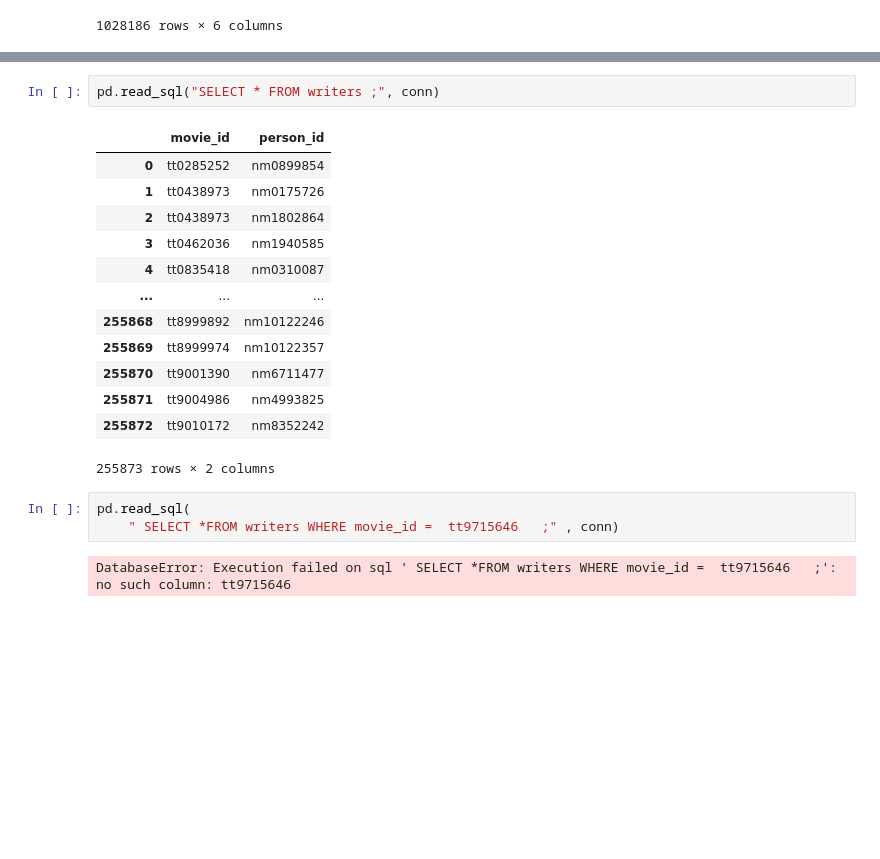
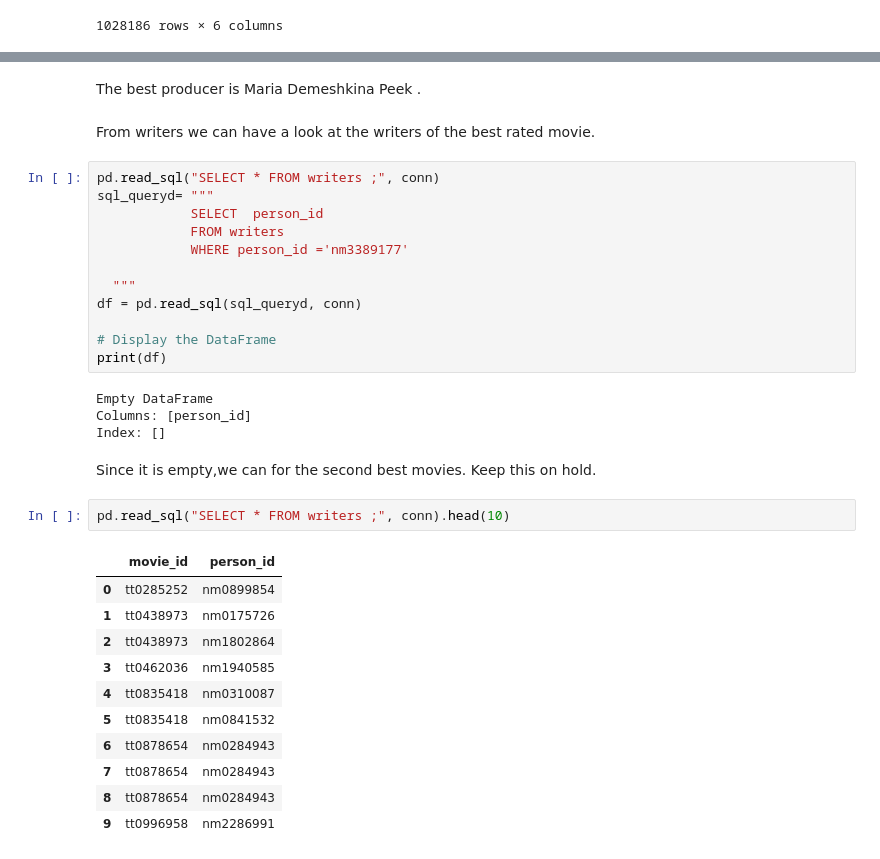
Before and after one commit to winnycodegurl/Ds-Phase1--Movies-Project, a Jupyter notebook: Movieprojectcode.ipynb, the cells around one changed output, grey strips where cells are left out. Drawn from its saved outputs; the diff is of its cells as text; blank space fills up the shorter version.

```diff
--- a/Movieprojectcode.ipynb
+++ b/Movieprojectcode.ipynb
@@ -647,21 +805,37 @@ pd.read_sql("SELECT * FROM  principals;", conn)
+# %% [markdown]
+The  best producer is  Maria Demeshkina Peek .
+# %% [markdown]
+From writers we can have a look at the writers of the best rated movie.
 # %%
 pd.read_sql("SELECT * FROM writers ;", conn)
+sql_queryd= """
+            SELECT  person_id
+            FROM writers
+            WHERE person_id ='nm3389177'
+
+  """
+df = pd.read_sql(sql_queryd, conn)
+
+# Display the DataFrame
+print(df)
 # %% [output]
-|  | movie_id | person_id |
-| 0 | tt0285252 | nm0899854 |
-| 1 | tt0438973 | nm0175726 |
-| 2 | tt0438973 | nm1802864 |
-| 3 | tt0462036 | nm1940585 |
-| 4 | tt0835418 | nm0310087 |
-| ... | ... | ... |
-| 255868 | tt8999892 | nm10122246 |
-| 255869 | tt8999974 | nm10122357 |
-| 255870 | tt9001390 | nm6711477 |
-| 255871 | tt9004986 | nm4993825 |
-| 255872 | tt9010172 | nm8352242 |
-255873 rows × 2 columns
+Empty DataFrame
+Columns: [person_id]
+Index: []
+# %% [markdown]
+Since it is empty,we can for the second best movies.
+Keep this on hold.
 # %%
-pd.read_sql(
-    " SELECT *FROM writers WHERE movie_id =  tt9715646   ;" , conn)
+pd.read_sql("SELECT * FROM writers ;", conn).head(10)
 # %% [output]
-DatabaseError: Execution failed on sql ' SELECT *FROM writers WHERE movie_id =  tt9715646   ;': no such column: tt9715646
+|  | movie_id | person_id |
+| 0 | tt0285252 | nm0899854 |
+| 1 | tt0438973 | nm0175726 |
+| 2 | tt0438973 | nm1802864 |
+| 3 | tt0462036 | nm1940585 |
+| 4 | tt0835418 | nm0310087 |
+| 5 | tt0835418 | nm0841532 |
+| 6 | tt0878654 | nm0284943 |
+| 7 | tt0878654 | nm0284943 |
+| 8 | tt0878654 | nm0284943 |
+| 9 | tt0996958 | nm2286991 |
```
Also changed, not shown: parts of 60 cells of this notebook.
